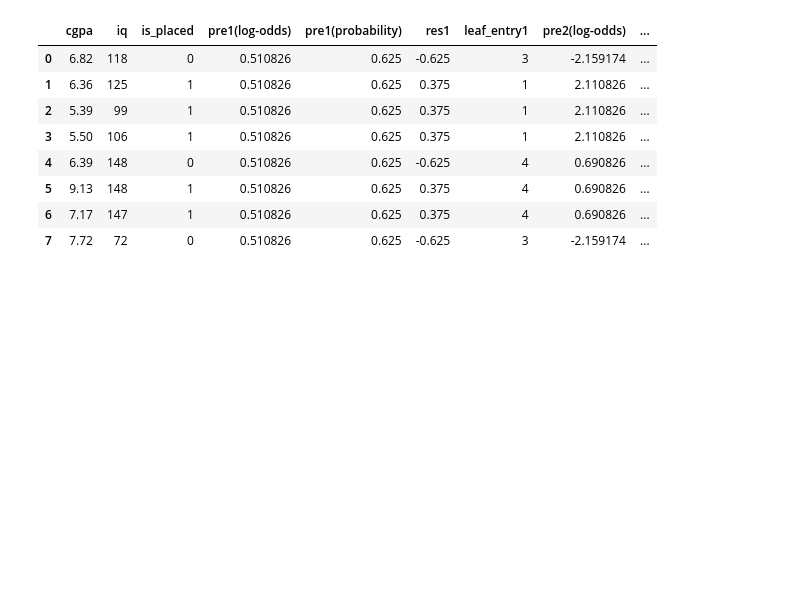
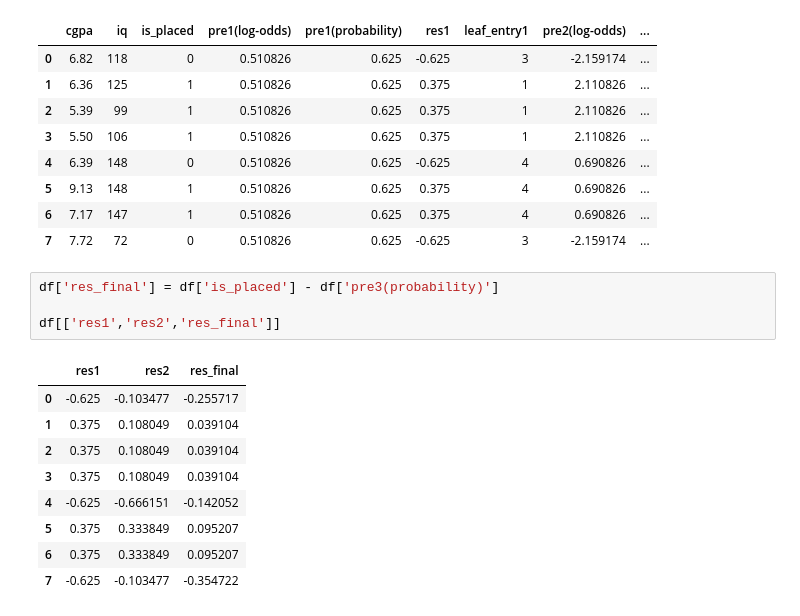
Before and after one commit to Sumangiri1312/Machine-Learning, a Jupyter notebook: 16-Ensemble Learning/Gradient Boosting/gradient_boost_classification.ipynb, the cells around one changed output. Saved outputs shown, nothing was run; the diff lists cells and outputs as text; blank space fills up the shorter version.

```diff
--- a/16-Ensemble Learning/Gradient Boosting/gradient_boost_classification.ipynb
+++ b/16-Ensemble Learning/Gradient Boosting/gradient_boost_classification.ipynb
@@ -191,3 +191,17 @@ df
 | 5 | 9.13 | 148 | 1 | 0.510826 | 0.625 | 0.375 | 4 | 0.690826 | ... |
 | 6 | 7.17 | 147 | 1 | 0.510826 | 0.625 | 0.375 | 4 | 0.690826 | ... |
 | 7 | 7.72 | 72 | 0 | 0.510826 | 0.625 | -0.625 | 3 | -2.159174 | ... |
+# %%
+df['res_final'] = df['is_placed'] - df['pre3(probability)']
+
+df[['res1','res2','res_final']]
+# %% [output]
+|  | res1 | res2 | res_final |
+| 0 | -0.625 | -0.103477 | -0.255717 |
+| 1 | 0.375 | 0.108049 | 0.039104 |
+| 2 | 0.375 | 0.108049 | 0.039104 |
+| 3 | 0.375 | 0.108049 | 0.039104 |
+| 4 | -0.625 | -0.666151 | -0.142052 |
+| 5 | 0.375 | 0.333849 | 0.095207 |
+| 6 | 0.375 | 0.333849 | 0.095207 |
+| 7 | -0.625 | -0.103477 | -0.354722 |
```
